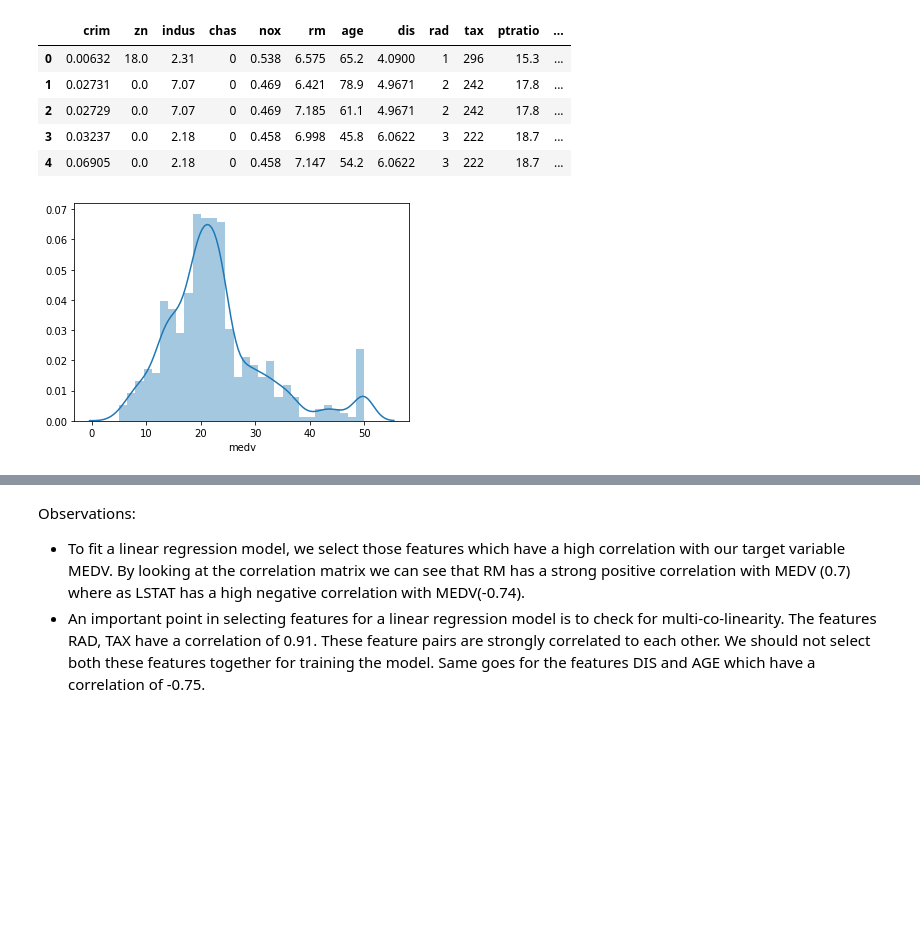
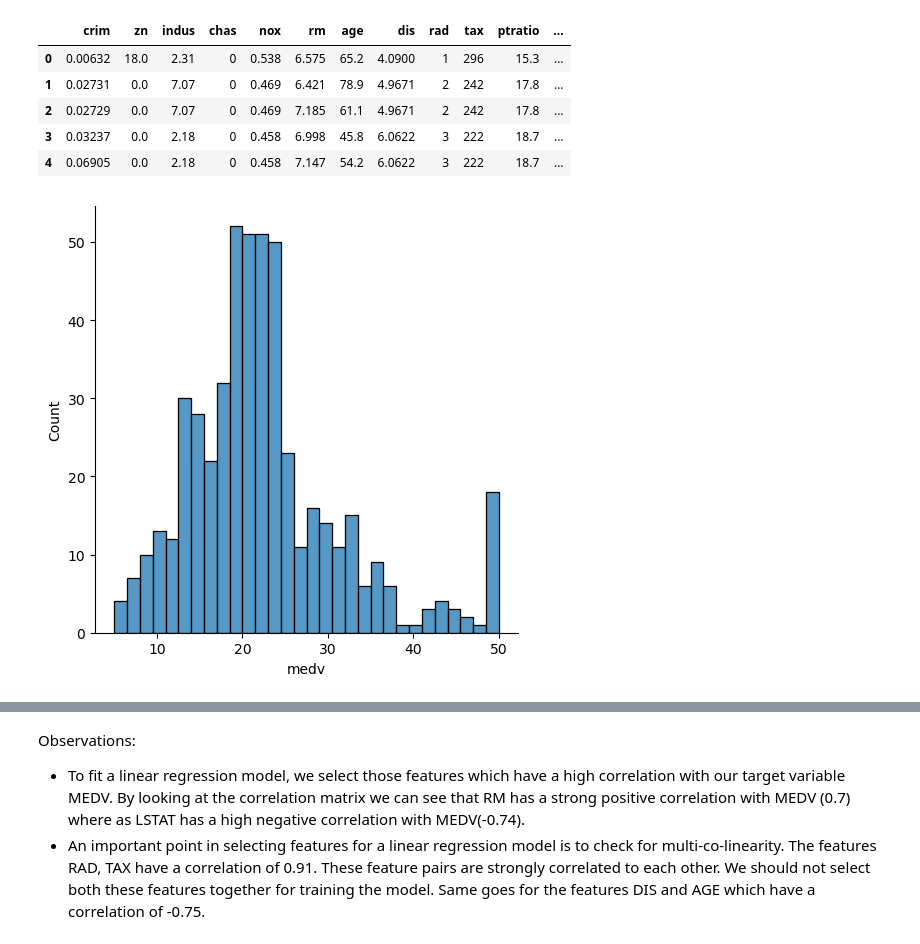
Before and after one commit to CDAC-lab/BUS5PR1-Analytics-Notebooks, a Jupyter notebook: 1_Getting_Started_with_Python_(Basics).ipynb, the cells around one changed output, grey strips where cells are left out. Saved outputs shown, nothing was run; the diff lists cells and outputs as text; code cells hidden in the pictures; blank space fills up the shorter version.

```diff
--- a/1_Getting_Started_with_Python_(Basics).ipynb
+++ b/1_Getting_Started_with_Python_(Basics).ipynb
@@ -719,10 +710,10 @@ df_boston.head()
 | 4 | 0.06905 | 0.0 | 2.18 | 0 | 0.458 | 7.147 | 54.2 | 6.0622 | 3 | 222 | 18.7 | ... |
 # %%
 # Let’s first plot the distribution of the target variable MEDV. We will use the distplot function from the seaborn library.
-sns.distplot(df_boston['medv'], bins=30)  #Histogram of MEDV by binning to 30 bins
+sns.displot(df_boston['medv'], bins=30)  #Histogram of MEDV by binning to 30 bins
 plt.show()
 # %% [output]
-[figure, old version]
+[figure, new version]
 # %%
 # Create box plots
 df_boston.boxplot()
```
Also changed, not shown: parts of 4 cells of this notebook.
